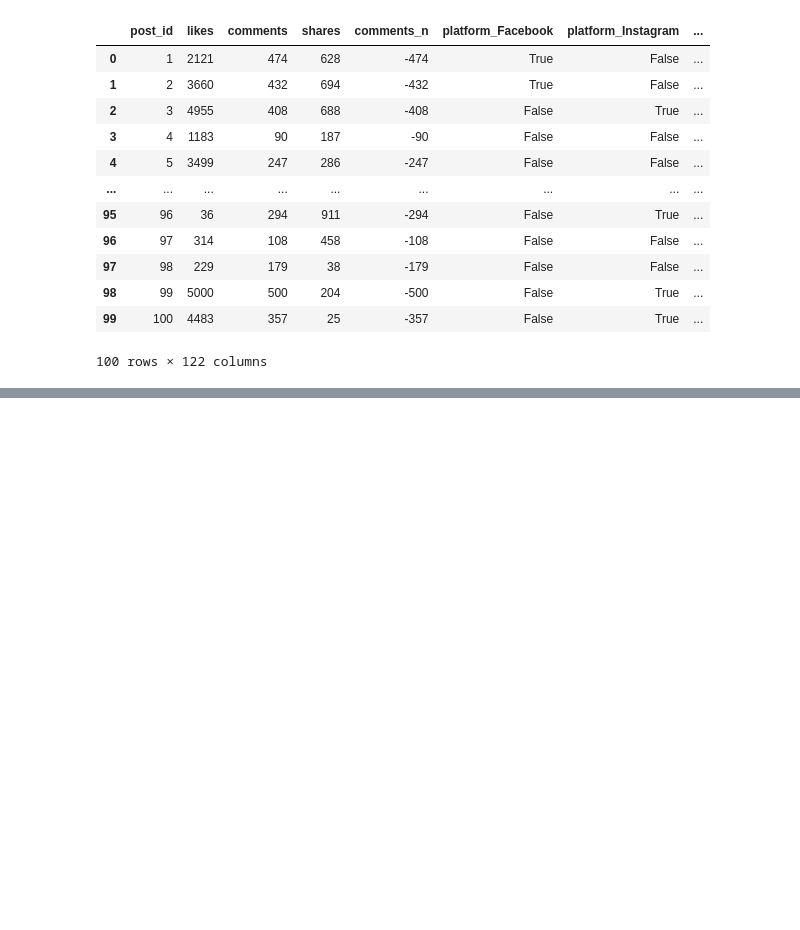
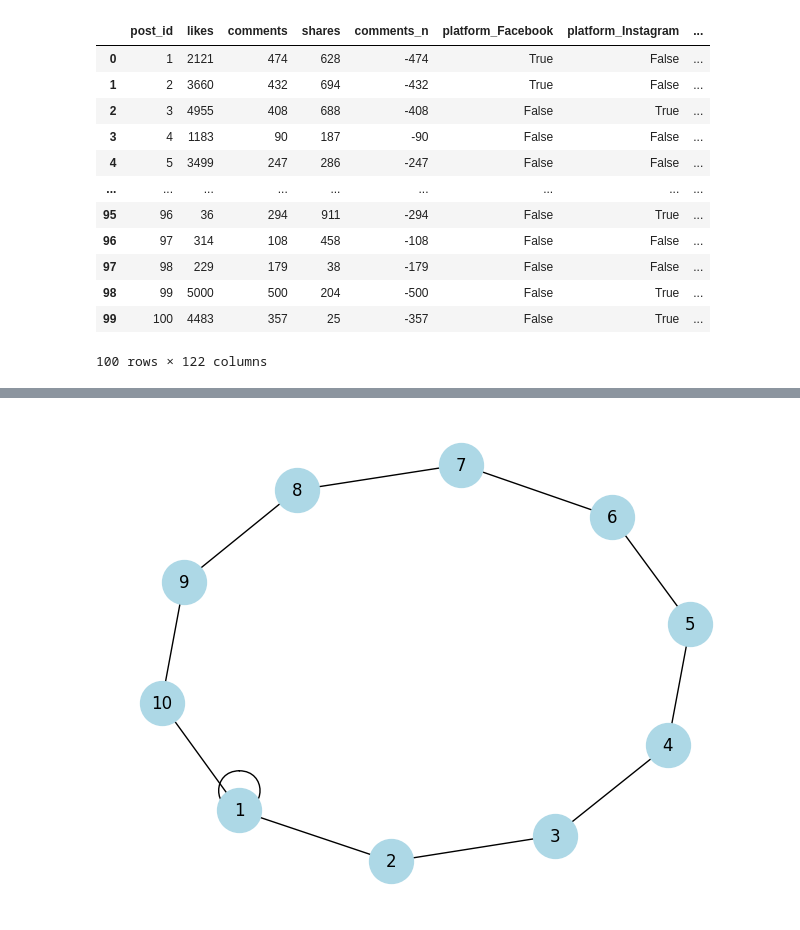
Before and after one commit to BhavyaDoriya/Python-2, a Jupyter notebook: T1/plotly.ipynb, the cells around one changed output, grey strips where cells are left out. Drawn from its saved outputs; the diff is of its cells as text; code cells hidden in the pictures; blank space fills up the shorter version.

```diff
--- a/T1/plotly.ipynb
+++ b/T1/plotly.ipynb
@@ -149,0 +216,7 @@ pd.get_dummies(df)
+# %%
+G=nx.Graph()
+G.add_nodes_from([1,2,3,4,5,6,7,8,9,10])
+G.add_edges_from([(1,2),(2,3),(3,4),(4,5),(5,6),(6,7),(7,8),(8,9),(9,10),(10,1),(1,1)])
+nx.draw(G,with_labels=True,node_size=1000,node_color="lightblue")
+# %% [output]
+[figure, added]
```
Also changed, not shown: parts of 11 cells of this notebook, 1 other file.
